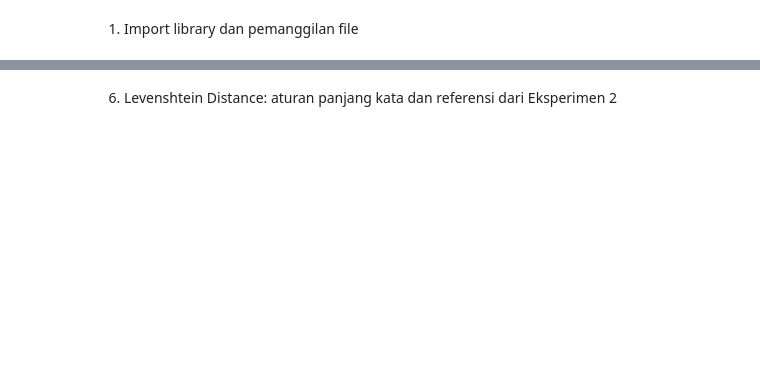
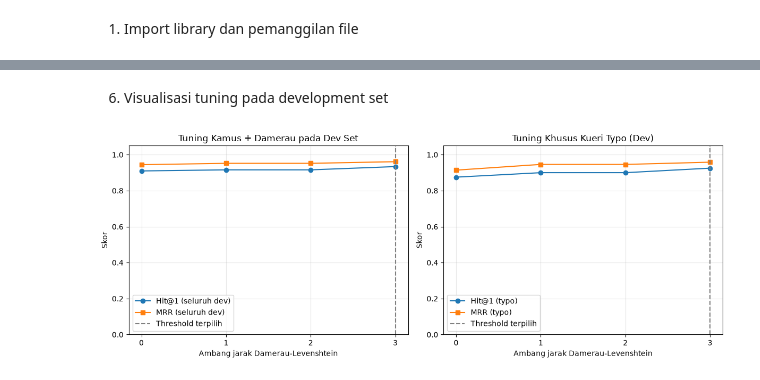
Before and after one commit to Vinmlna05/FAQ-SIPI, a Jupyter notebook: Eksperiment3/eksperiment3.ipynb, the cells around one changed output, grey strips where cells are left out. Saved outputs shown, nothing was run; the diff lists cells and outputs as text; code cells hidden in the pictures; blank space fills up the shorter version.

Commit message:
mengedit eksperimen 1 dan 3

```diff
--- a/Eksperiment3/eksperiment3.ipynb
+++ b/Eksperiment3/eksperiment3.ipynb
@@ -117,10 +275,14 @@ Indeks BM25: 40 FAQ, k1=1.5, b=0.75, avgdl=26.23
 # %%
-corpus_surface = []
-for text in corpus['teks_indeks']:
-    corpus_surface.extend(hapus_stopword(tokenisasi_dasar(text)))
-corpus_stemmed = [t for doc in corpus_tokens for t in doc]
-vocab_freq = Counter(corpus_surface + corpus_stemmed)
-vocab_acuan = set(vocab_freq) | stopwords_id
-vocab_urut = sorted(vocab_acuan)  # tiebreak deterministik
-print('Jumlah kosakata acuan:',len(vocab_acuan))
+# Contoh di dev set supaya mekanisme bisa ditinjau tanpa mengecek test terlebih dahulu.
+contoh = dev_df[dev_df["gaya_kueri"].isin(["singkatan", "informal", "typo"])].head(9)
+
+for row in contoh.itertuples(index=False):
+    token, kamus_log, dl_log = preprocess_gabungan(row.query_text, threshold=2)
+    keterangan_kamus = [f"{x['asal']} -> {x['tujuan']}" for x in kamus_log]
+    keterangan_dl = [f"{x['asal']} -> {x['tujuan']} (d={x['jarak']})" for x in dl_log]
+    print(f"[{row.query_id}] Gaya      : {row.gaya_kueri}")
+    print(f"        Asli      : {row.query_text}")
+    print(f"        Kamus     : {', '.join(keterangan_kamus) or '(tidak ada)'}")
+    print(f"        Damerau   : {', '.join(keterangan_dl) or '(tidak ada)'}")
+    print(f"        Token BM25: {token}\n")
 # %% [output]
@@ -172,38 +407,32 @@ Kamus valid: 68 dari 73 baris
 # %% [markdown]
-6. Levenshtein Distance: aturan panjang kata dan referensi dari Eksperimen 2
+6. Visualisasi tuning pada development set
 # %%
-@lru_cache(maxsize=None)
-def jarak_levenshtein(a,b):
-    if len(a) < len(b):
-        a,b=b,a
-    prev=list(range(len(b)+1))
-    for i,ca in enumerate(a,1):
-        now=[i]
-        for j,cb in enumerate(b,1):
-            now.append(min(prev[j]+1, now[-1]+1, prev[j-1]+(ca!=cb)))
-        prev=now
-    return prev[-1]
+fig, ax = plt.subplots(1, 2, figsize=(12, 4.5))
+ax[0].plot(tuning_df["Threshold"], tuning_df["Hit@1"], marker="o", label="Hit@1 (seluruh dev)")
+ax[0].plot(tuning_df["Threshold"], tuning_df["MRR"], marker="s", label="MRR (seluruh dev)")
+ax[0].axvline(best_threshold, linestyle="--", color="gray", label="Threshold terpilih")
+ax[0].set_title("Tuning Kamus + Damerau pada Dev Set")
+ax[0].set_xlabel("Ambang jarak Damerau-Levenshtein")
+ax[0].set_ylabel("Skor")
+ax[0].set_xticks(thresholds)
+ax[0].set_ylim(0, 1.05)
+ax[0].grid(alpha=0.3)
+ax[0].legend()
 
-@lru_cache(maxsize=None)
-def kandidat_terdekat(token):
-    best, d_best, f_best = token, float('inf'), -1
-    for calon in vocab_urut:
-        if abs(len(token)-len(calon)) > d_best:
-            continue
-        d=jarak_levenshtein(token,calon)
-        freq=vocab_freq[calon]
-        if d < d_best or (d == d_best and freq > f_best):
-            best,d_best,f_best=calon,d,freq
-    return best,d_best
+ax[1].plot(tuning_df["Threshold"], tuning_df["Hit@1_Typo"], marker="o", label="Hit@1 (typo)")
+ax[1].plot(tuning_df["Threshold"], tuning_df["MRR_Typo"], marker="s", label="MRR (typo)")
+ax[1].axvline(best_threshold, linestyle="--", color="gray", label="Threshold terpilih")
+ax[1].set_title("Tuning Khusus Kueri Typo (Dev)")
+ax[1].set_xlabel("Ambang jarak Damerau-Levenshtein")
+ax[1].set_ylabel("Skor")
+ax[1].set_xticks(thresholds)
+ax[1].set_ylim(0, 1.05)
+ax[1].grid(alpha=0.3)
+ax[1].legend()
 
-def koreksi_lev(token, batas):
-    if batas <= 0 or token.isdigit() or len(token) < 3:
-        return token, 0, False
-    if token in vocab_acuan or stem_cached(token) in vocab_acuan:
-        return token, 0, False
-    calon,jarak=kandidat_terdekat(token)
-    batas_efektif=min(batas,1) if len(token)<=4 else batas
-    if jarak <= batas_efektif:
-        return calon,jarak,True
-    return token,jarak,False
+plt.tight_layout()
+plt.savefig(OUTPUT_DIR / "fig_tuning_damerau_kamus_dev.png", dpi=170)
+plt.show()
+# %% [output]
+[figure, added]
 # %% [markdown]
```
Also changed, not shown: parts of 26 cells of this notebook, 23 other files.
